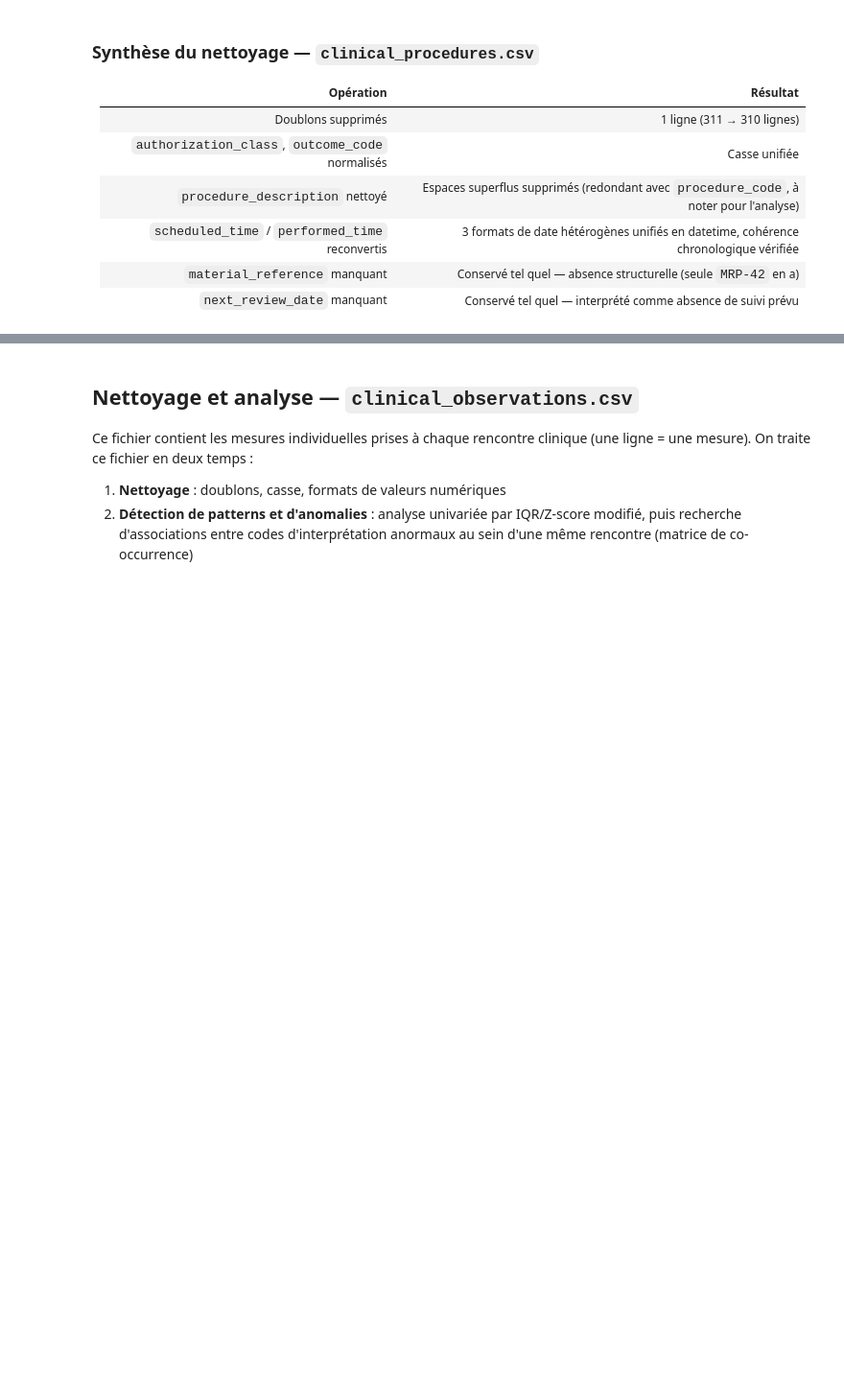
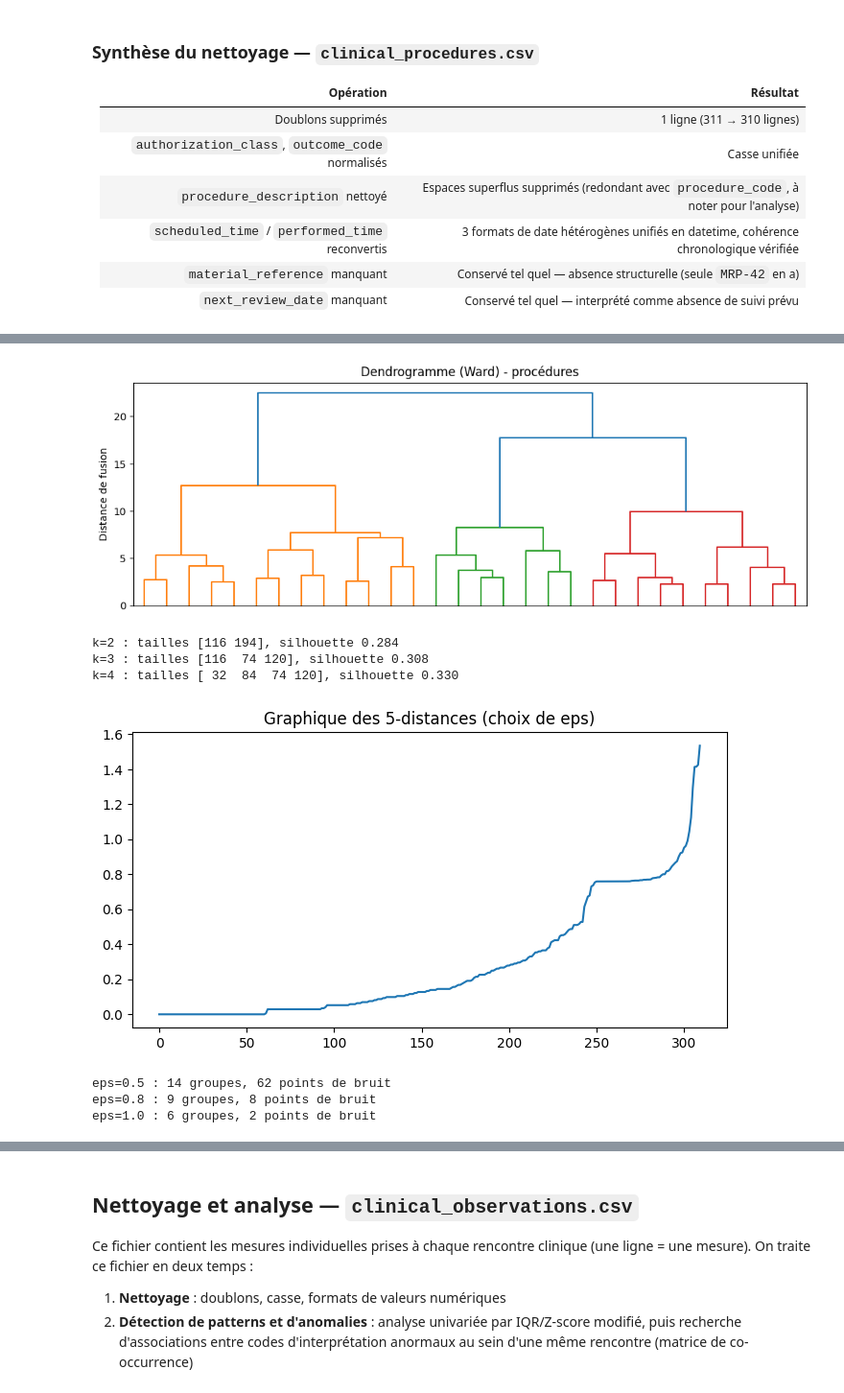
Before and after one commit to Sheik-info/20262027-UE-DataMining-Project, a Jupyter notebook: health.ipynb, the cells around one changed output, grey strips where cells are left out. Shown at 96% size. Drawn from its saved outputs; the diff is of its cells as text; code cells hidden in the pictures; blank space fills up the shorter version.

```diff
--- a/health.ipynb
+++ b/health.ipynb
@@ -692,0 +1014,36 @@ print(cp.groupby('procedure_code')['material_reference'].apply(lambda s: f"{s.is
+# %%
+import numpy as np
+from scipy.cluster.hierarchy import linkage, dendrogram, fcluster
+from sklearn.cluster import DBSCAN
+from sklearn.neighbors import NearestNeighbors
+
+# Hiérarchique (Ward)
+Z_cp_link = linkage(X_cp, method='ward')
+plt.figure(figsize=(12, 4))
+dendrogram(Z_cp_link, truncate_mode='lastp', p=30, no_labels=True)
+plt.title("Dendrogramme (Ward) - procédures")
+plt.ylabel("Distance de fusion")
+plt.show()
+for k in (2, 3, 4):
+    lab = fcluster(Z_cp_link, k, 'maxclust')
+    print(f"k={k} : tailles {np.bincount(lab)[1:]}, silhouette {silhouette_score(X_cp, lab):.3f}")
+
+# DBSCAN : graphique des 5-distances
+dist, _ = NearestNeighbors(n_neighbors=5).fit(X_cp).kneighbors(X_cp)
+plt.figure(figsize=(8, 4))
+plt.plot(np.sort(dist[:, 4]))
+plt.title("Graphique des 5-distances (choix de eps)")
+plt.show()
+
+for eps in (0.5, 0.8, 1.0):
+    lab = DBSCAN(eps=eps, min_samples=5).fit_predict(X_cp)
+    print(f"eps={eps} : {len(set(lab)) - (1 if -1 in lab else 0)} groupes, {(lab == -1).sum()} points de bruit")
+# %% [output]
+[figure, added]
+k=2 : tailles [116 194], silhouette 0.284
+k=3 : tailles [116  74 120], silhouette 0.308
+k=4 : tailles [ 32  84  74 120], silhouette 0.330
+[figure, added]
+eps=0.5 : 14 groupes, 62 points de bruit
+eps=0.8 : 9 groupes, 8 points de bruit
+eps=1.0 : 6 groupes, 2 points de bruit
```
Also changed, not shown: parts of 29 cells of this notebook.
